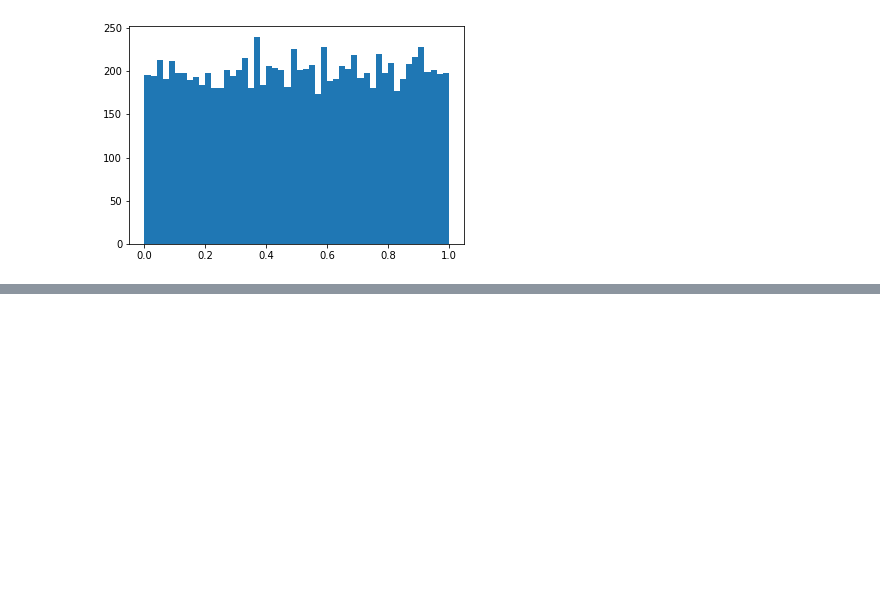
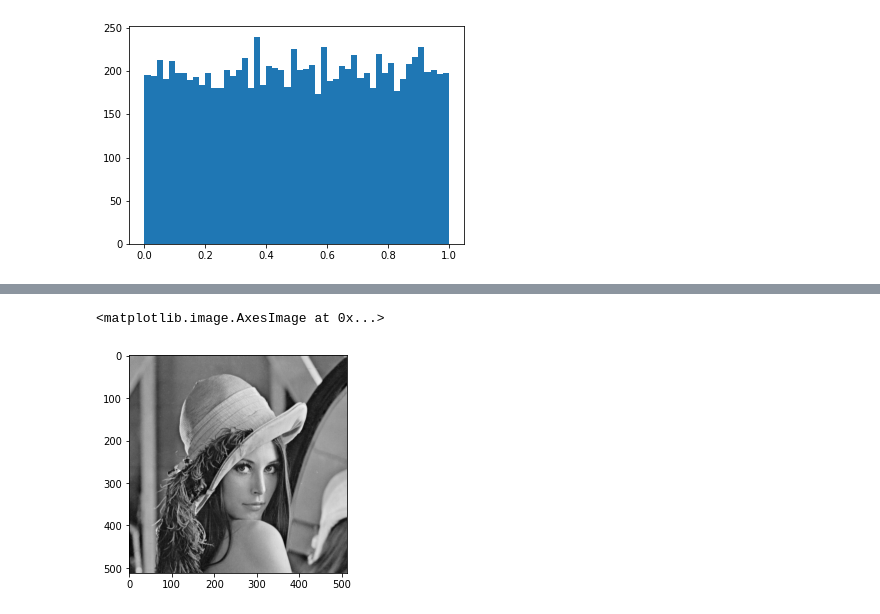
Before and after one commit to VHugoBarnes/machine-learning-practice, a Jupyter notebook: numpy-stack/matplotlib-tutorial.ipynb, the cells around one changed output, grey strips where cells are left out. Drawn from its saved outputs; the diff is of its cells as text; code cells hidden in the pictures; blank space fills up the shorter version.

```diff
--- a/numpy-stack/matplotlib-tutorial.ipynb
+++ b/numpy-stack/matplotlib-tutorial.ipynb
@@ -64,0 +135,5 @@ plt.hist(X, bins=50);
+# %%
+plt.imshow(gray, cmap='gray')
+# %% [output]
+<matplotlib.image.AxesImage at 0x...>
+[figure, added]
```
Also changed, not shown: parts of 11 cells of this notebook, 1 other file.
